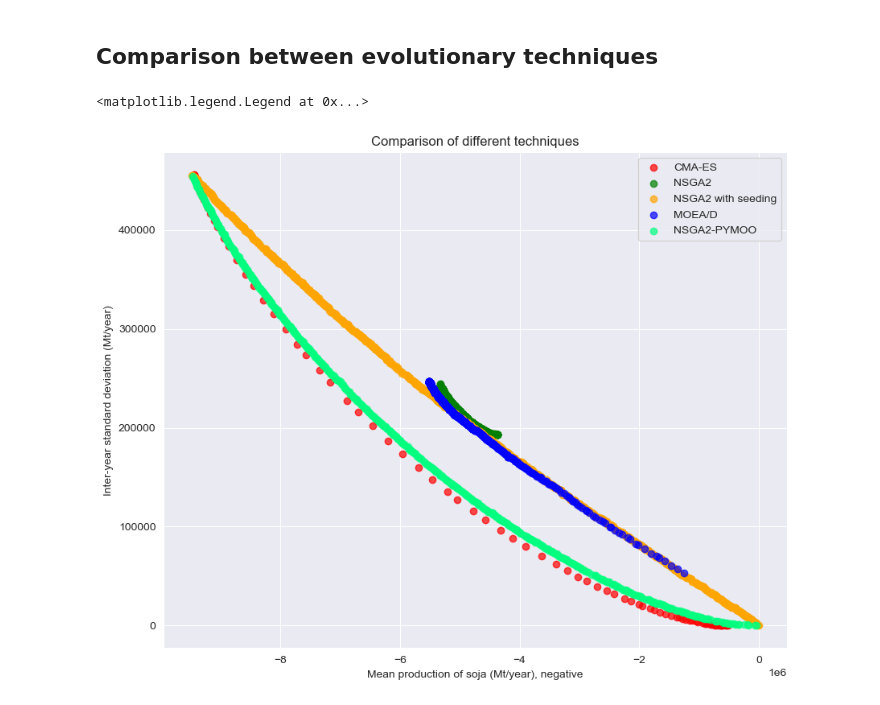
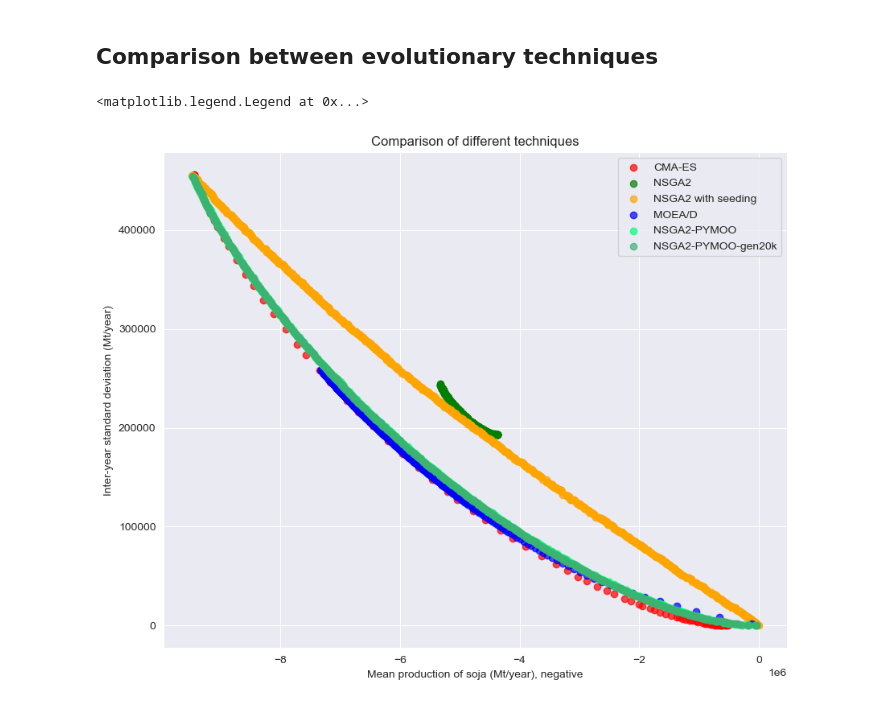
Before and after one commit to albertotonda/optimization-crop-allocation, a Jupyter notebook: src/plot_figures.ipynb, the cells around one changed output. Saved outputs shown, nothing was run; the diff lists cells and outputs as text; code cells hidden in the pictures.

```diff
--- a/src/plot_figures.ipynb
+++ b/src/plot_figures.ipynb
@@ -265,26 +265,30 @@ sns.set_style('darkgrid')
 # %%
 df_cmaes = pd.read_csv("../results/A_nsga2_eu27_pv/cmaes/results.csv")
 df_nsga2 = pd.read_csv("../results/A_nsga2_eu27_pv/nsga2-inspyred-mu500-no-seeding/42-archive.csv")
 df_nsga2_seeding = pd.read_csv("../results/A_nsga2_eu27_pv/nsga2-inspyred-mu500-seeding/42-archive.csv")
 #df_moead = pd.read_csv("../results/A_nsga2_eu27_pv/moead-mu1500-generations100k/results.csv")
-df_moead = pd.read_csv("2024-07-31-15-29-07-mean_soja-std_soja-MOEAD/results.csv")
+#df_moead = pd.read_csv("2024-07-31-15-29-07-mean_soja-std_soja-MOEAD/results.csv")
+df_moead = pd.read_csv("../results/A_nsga2_eu27_pv/moead-mu1500-generations20k-objectives-min0/results.csv")
 df_nsga2_pymoo = pd.read_csv("../results/A_nsga2_eu27_pv/nsga2-pymoo-mu500-generations10k-no-seeding/results.csv")
+df_nsga2_pymoo_20k = pd.read_csv("../results/A_nsga2_eu27_pv/nsga2-pymoo-mu500-generations20k-no-seeding/results.csv")
 
 fig, ax = plt.subplots(figsize=(10,8))
 ax.scatter(df_cmaes["mean_soja"].values * (-1), df_cmaes["std_soja"], color='red',
            alpha=0.7, label="CMA-ES")
 ax.scatter(df_nsga2["mean_soja"].values, df_nsga2["std_soja"].values, color='green',
            alpha=0.7, label="NSGA2")
 ax.scatter(df_nsga2_seeding["mean_soja"].values, df_nsga2_seeding["std_soja"].values, color='orange',
           alpha=0.7, label="NSGA2 with seeding")
 ax.scatter(-1 * df_moead["mean_soja"].values, df_moead["std_soja"].values, color='blue',
            alpha=0.7, label="MOEA/D")
 ax.scatter(df_nsga2_pymoo["mean_soja"].values, df_nsga2_pymoo["std_soja"].values, color='springgreen',
            alpha=0.7, label="NSGA2-PYMOO")
+ax.scatter(-1 * df_nsga2_pymoo_20k["mean_soja"].values, df_nsga2_pymoo_20k["std_soja"].values, color='mediumseagreen',
+          alpha=0.7, label="NSGA2-PYMOO-gen20k")
 ax.set_title("Comparison of different techniques")
 ax.set_xlabel("Mean production of soja (Mt/year), negative")
 ax.set_ylabel("Inter-year standard deviation (Mt/year)")
 ax.legend(loc='best')
 # %% [output]
 <matplotlib.legend.Legend at 0x...>
-[figure, old version]
+[figure, new version]
```
Also changed, not shown: 2 other files.
